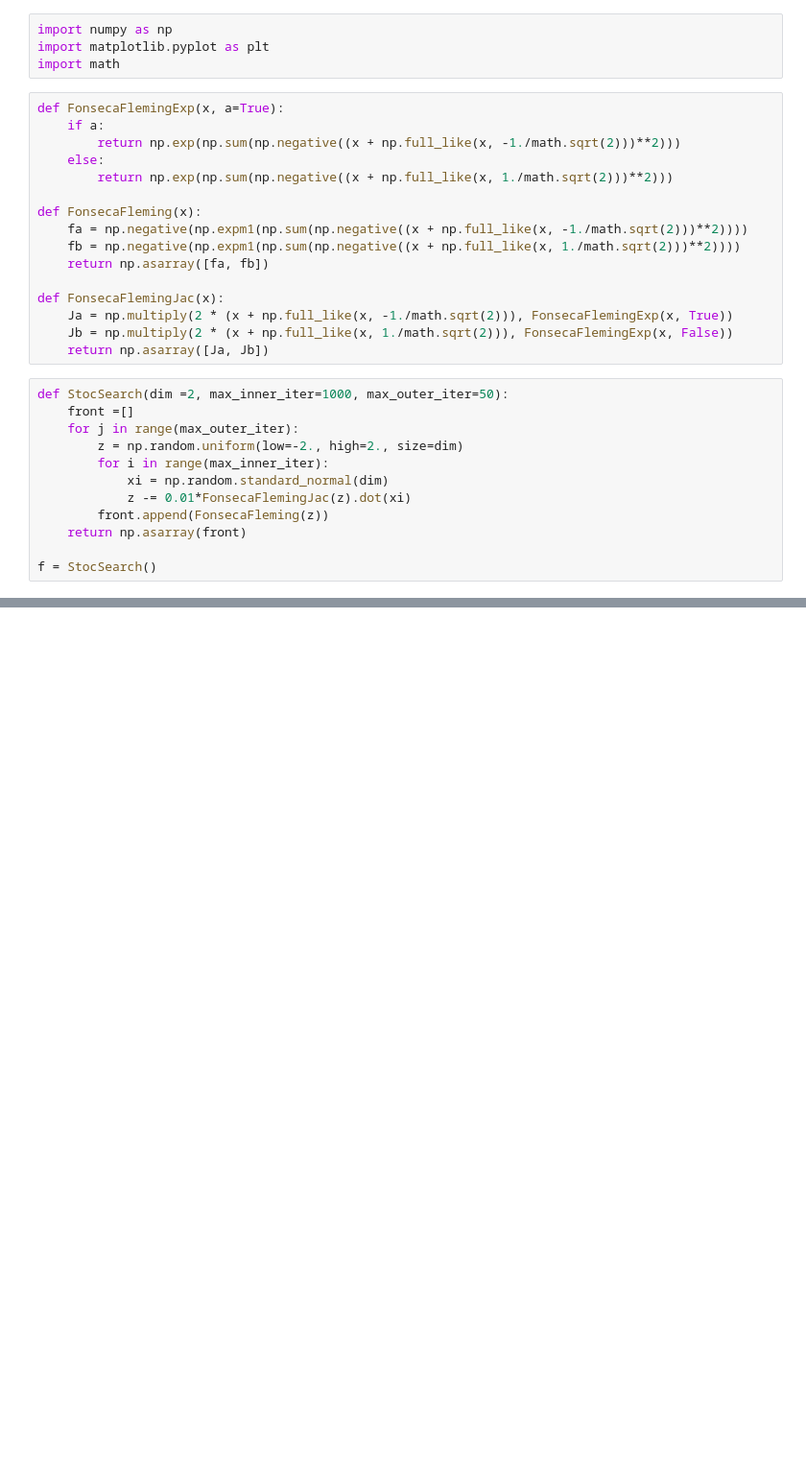
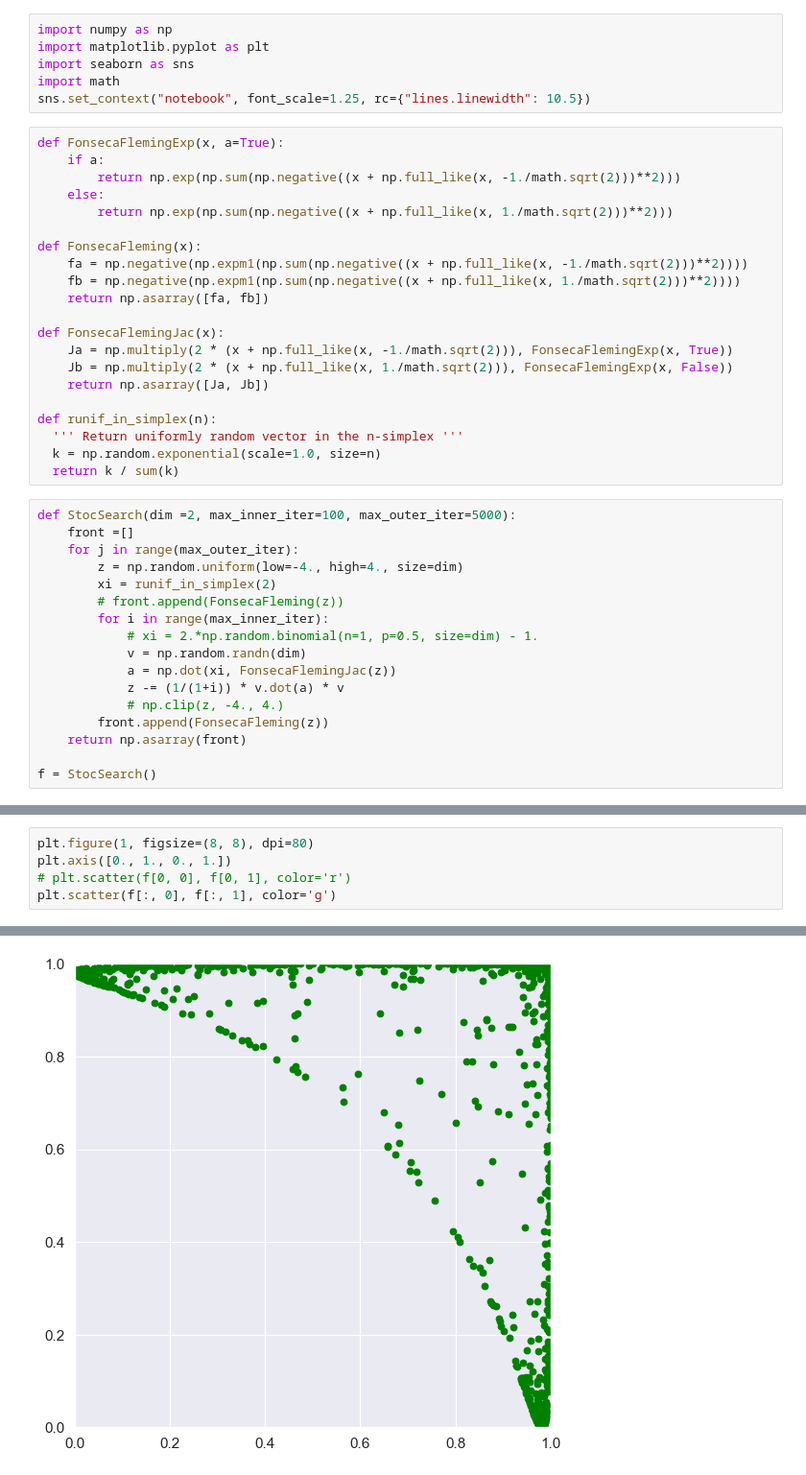
Before and after one commit to rhoP/Optimization, a Jupyter notebook: scratch/toy problem.ipynb, the cells around one changed output, grey strips where cells are left out. Shown at 96% size. Saved outputs shown, nothing was run; the diff lists cells and outputs as text; blank space fills up the shorter version.

Commit message:
ff random scalarization

```diff
--- a/scratch/toy problem.ipynb
+++ b/scratch/toy problem.ipynb
@@ -1,7 +1,9 @@
 # %%
 import numpy as np
 import matplotlib.pyplot as plt
+import seaborn as sns
 import math
+sns.set_context("notebook", font_scale=1.25, rc={"lines.linewidth": 10.5})
 # %%
 def FonsecaFlemingExp(x, a=True):
     if a:
@@ -18,14 +20,24 @@ def FonsecaFlemingJac(x):
     Ja = np.multiply(2 * (x + np.full_like(x, -1./math.sqrt(2))), FonsecaFlemingExp(x, True))
     Jb = np.multiply(2 * (x + np.full_like(x, 1./math.sqrt(2))), FonsecaFlemingExp(x, False))
     return np.asarray([Ja, Jb])
+
+def runif_in_simplex(n):
+  ''' Return uniformly random vector in the n-simplex '''
+  k = np.random.exponential(scale=1.0, size=n)
+  return k / sum(k)
 # %%
-def StocSearch(dim =2, max_inner_iter=1000, max_outer_iter=50):
+def StocSearch(dim =2, max_inner_iter=100, max_outer_iter=5000):
     front =[]
     for j in range(max_outer_iter):
-        z = np.random.uniform(low=-2., high=2., size=dim)
+        z = np.random.uniform(low=-4., high=4., size=dim)
+        xi = runif_in_simplex(2)
+        # front.append(FonsecaFleming(z))
         for i in range(max_inner_iter):
-            xi = np.random.standard_normal(dim)
-            z -= 0.01*FonsecaFlemingJac(z).dot(xi)
+            # xi = 2.*np.random.binomial(n=1, p=0.5, size=dim) - 1.
+            v = np.random.randn(dim)
+            a = np.dot(xi, FonsecaFlemingJac(z))
+            z -= (1/(1+i)) * v.dot(a) * v
+            # np.clip(z, -4., 4.)
         front.append(FonsecaFleming(z))
     return np.asarray(front)
 
@@ -37,0 +45,6 @@ plt.scatter(f[:, 0], f[:, 1])
+# %%
+plt.figure(1, figsize=(8, 8), dpi=80)
+plt.axis([0., 1., 0., 1.])
+# plt.scatter(f[0, 0], f[0, 1], color='r')
+plt.scatter(f[:, 0], f[:, 1], color='g')
+# %% [output]
@@ -37,0 +52 @@ plt.scatter(f[:, 0], f[:, 1])
+[figure, added]
```
Also changed, not shown: parts of 2 cells of this notebook.
